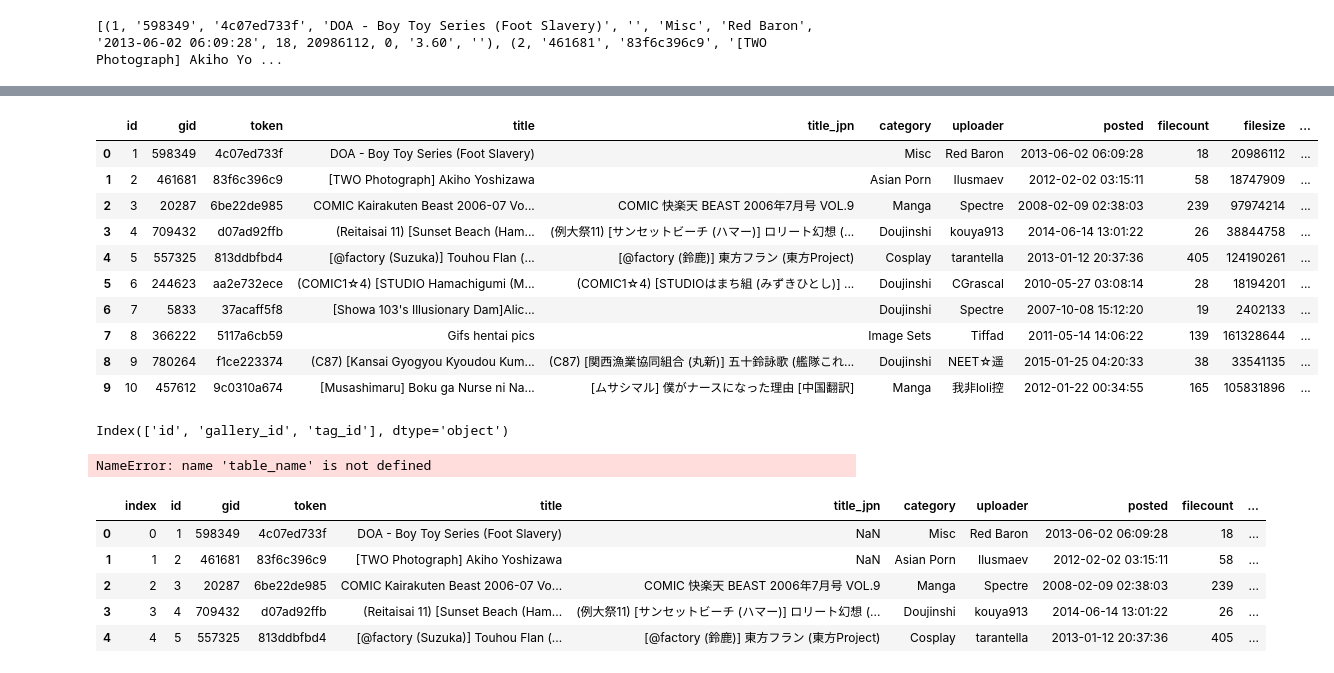
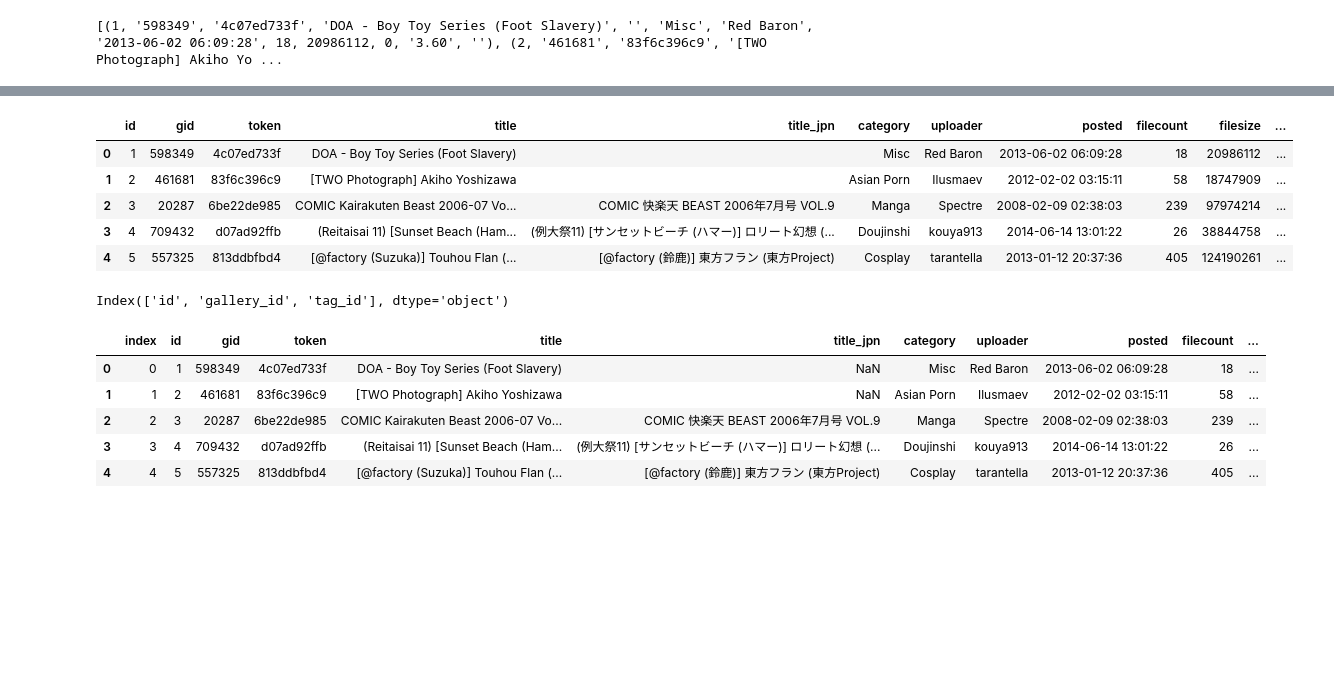
Before and after one commit to stokyv/sadpanda, a Jupyter notebook: sadpanda.ipynb, the cells around one changed output, grey strips where cells are left out. Cells and saved outputs as stored; diff of their text form; code cells hidden in the pictures; blank space fills up the shorter version.

```diff
--- a/sadpanda.ipynb
+++ b/sadpanda.ipynb
@@ -54,19 +52,14 @@ ProgrammingError: Cannot operate on a closed database.
 # %%
 con = sqlite3.connect(file_path)
 df = pd.read_sql_query("select * from viewer_gallery limit 10;", con)
-df
+df.head()
 # %% [output]
 |  | id | gid | token | title | title_jpn | category | uploader | posted | filecount | filesize | ... |
 | 0 | 1 | 598349 | 4c07ed733f | DOA - Boy Toy Series (Foot Slavery) |  | Misc | Red Baron | 2013-06-02 06:09:28 | 18 | 20986112 | ... |
 | 1 | 2 | 461681 | 83f6c396c9 | [TWO Photograph] Akiho Yoshizawa |  | Asian Porn | Ilusmaev | 2012-02-02 03:15:11 | 58 | 18747909 | ... |
 | 2 | 3 | 20287 | 6be22de985 | COMIC Kairakuten Beast 2006-07 Vo... | COMIC 快楽天 BEAST 2006年7月号 VOL.9 | Manga | Spectre | 2008-02-09 02:38:03 | 239 | 97974214 | ... |
 | 3 | 4 | 709432 | d07ad92ffb | (Reitaisai 11) [Sunset Beach (Ham... | (例大祭11) [サンセットビーチ (ハマー)] ロリート幻想 (... | Doujinshi | kouya913 | 2014-06-14 13:01:22 | 26 | 38844758 | ... |
 | 4 | 5 | 557325 | 813ddbfbd4 | [@factory (Suzuka)] Touhou Flan (... | [@factory (鈴鹿)] 東方フラン (東方Project) | Cosplay | tarantella | 2013-01-12 20:37:36 | 405 | 124190261 | ... |
-| 5 | 6 | 244623 | aa2e732ece | (COMIC1☆4) [STUDIO Hamachigumi (M... | (COMIC1☆4) [STUDIOはまち組 (みずきひとし)] ... | Doujinshi | CGrascal | 2010-05-27 03:08:14 | 28 | 18194201 | ... |
-| 6 | 7 | 5833 | 37acaff5f8 | [Showa 103's Illusionary Dam]Alic... |  | Doujinshi | Spectre | 2007-10-08 15:12:20 | 19 | 2402133 | ... |
-| 7 | 8 | 366222 | 5117a6cb59 | Gifs hentai pics |  | Image Sets | Tiffad | 2011-05-14 14:06:22 | 139 | 161328644 | ... |
-| 8 | 9 | 780264 | f1ce223374 | (C87) [Kansai Gyogyou Kyoudou Kum... | (C87) [関西漁業協同組合 (丸新)] 五十鈴詠歌 (艦隊これ... | Doujinshi | NEET☆遥 | 2015-01-25 04:20:33 | 38 | 33541135 | ... |
-| 9 | 10 | 457612 | 9c0310a674 | [Musashimaru] Boku ga Nurse ni Na... | [ムサシマル] 僕がナースになった理由 [中国翻訳] | Manga | 我非loli控 | 2012-01-22 00:34:55 | 165 | 105831896 | ... |
 # %%
 con = sqlite3.connect(file_path)
 df1 = pd.read_sql_query("select * from viewer_gallery_tags limit 10;", con)
@@ -77,12 +70,6 @@ df4 = pd.read_sql_query("select * from viewer_gallery limit 10;", con)
 df1.columns
 # %% [output]
 Index(['id', 'gallery_id', 'tag_id'], dtype='object')
-# %%
-db = sqlite3.connect(file_path)
-table = pd.read_sql_query("SELECT * from viewer_gallery_tags", db)
-table.to_csv(table_name + '.csv', index_label='index')
-# %% [output]
-NameError: name 'table_name' is not defined
 # %%
 def to_csv(path):
     db = sqlite3.connect(path)
```
Also changed, not shown: parts of 12 cells of this notebook.
